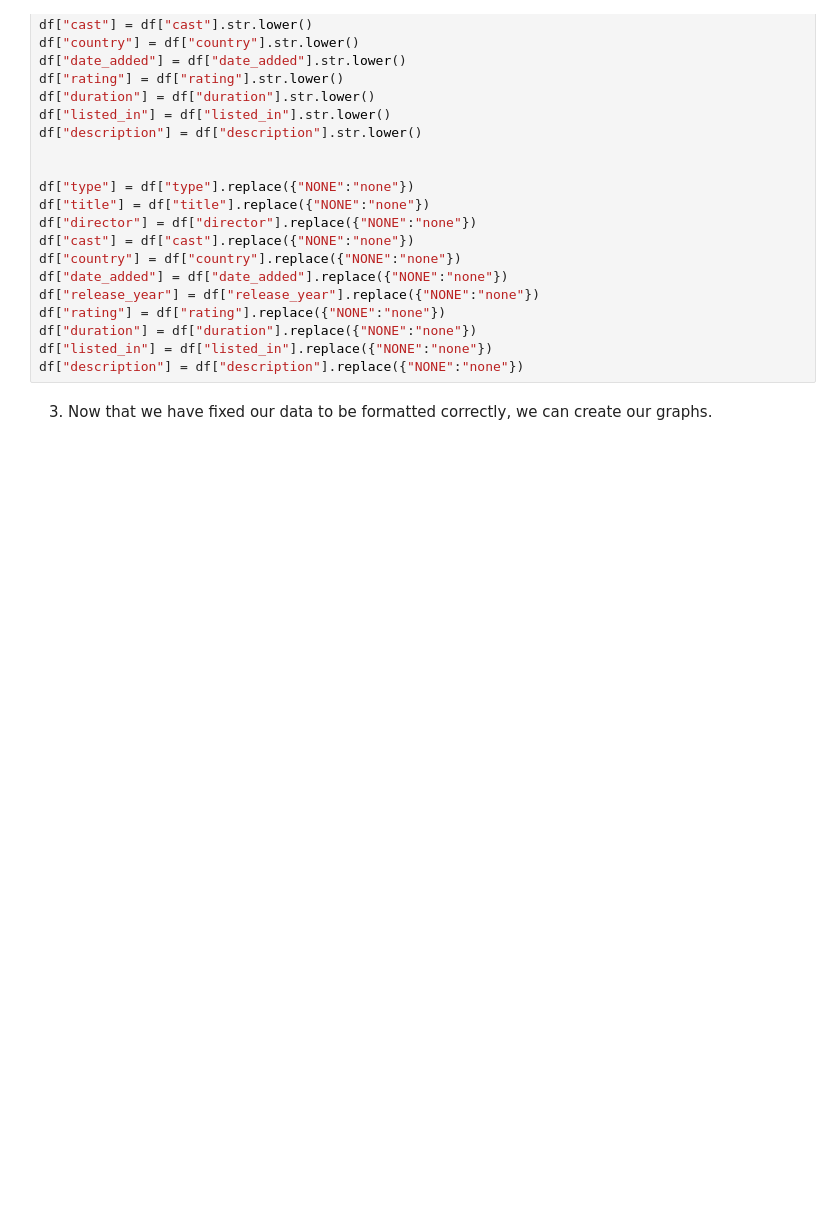
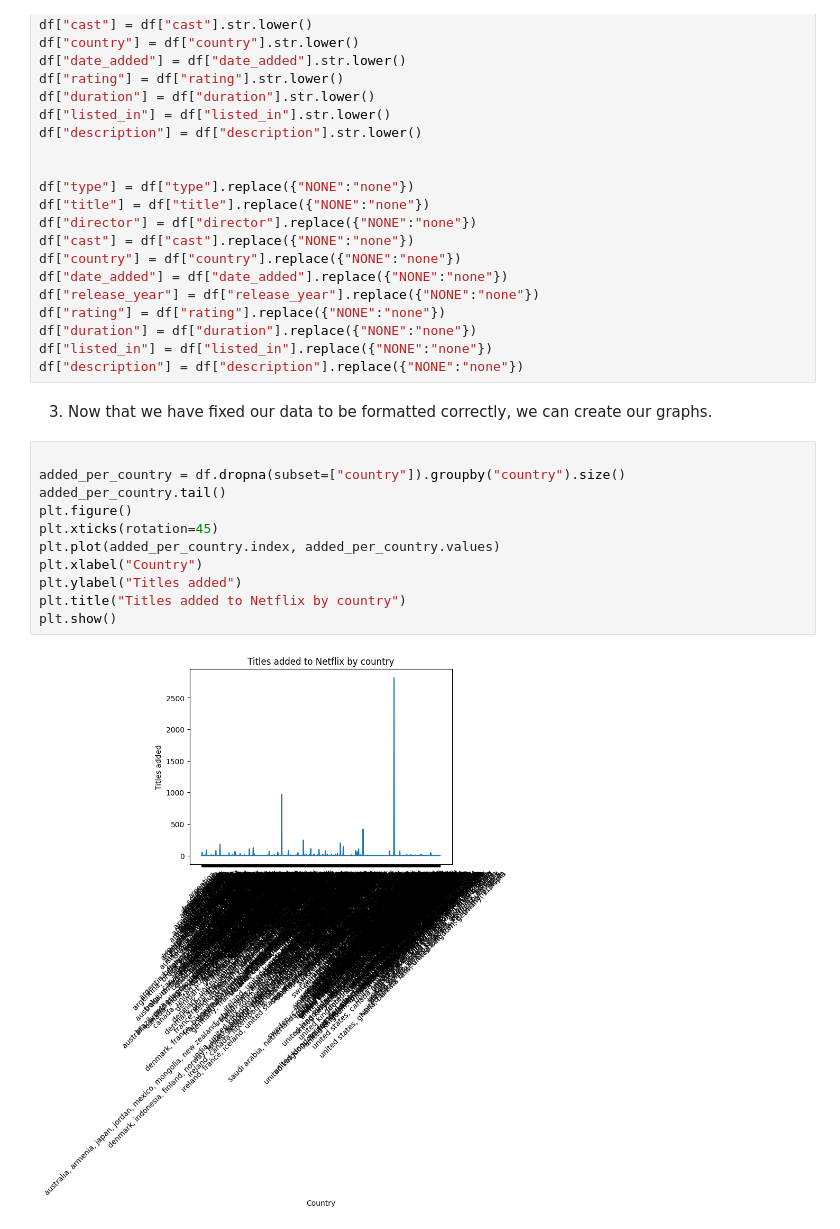
Before and after one commit to angiem25/Assignment01CS4379G, a Jupyter notebook: notebooks/analysis.ipynb, the cells around one changed output. Cells and saved outputs as stored; diff of their text form; blank space fills up the shorter version.

Commit message:
graph for country has been created

```diff
--- a/notebooks/analysis.ipynb
+++ b/notebooks/analysis.ipynb
@@ -67,3 +68,16 @@ df["listed_in"] = df["listed_in"].replace({"NONE":"none"})
 df["description"] = df["description"].replace({"NONE":"none"})
 # %% [markdown]
 3) Now that we have fixed our data to be formatted correctly, we can create our graphs.
+# %%
+
+added_per_country = df.dropna(subset=["country"]).groupby("country").size()
+added_per_country.tail()
+plt.figure()
+plt.xticks(rotation=45)
+plt.plot(added_per_country.index, added_per_country.values)
+plt.xlabel("Country")
+plt.ylabel("Titles added")
+plt.title("Titles added to Netflix by country")
+plt.show()
+# %% [output]
+[figure, added]
```
Also changed, not shown: parts of 5 cells of this notebook.
